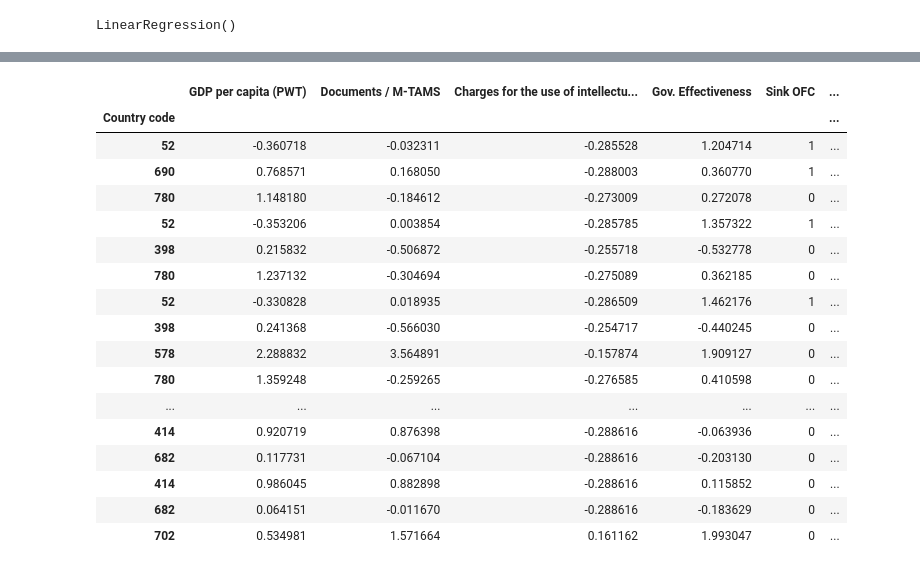
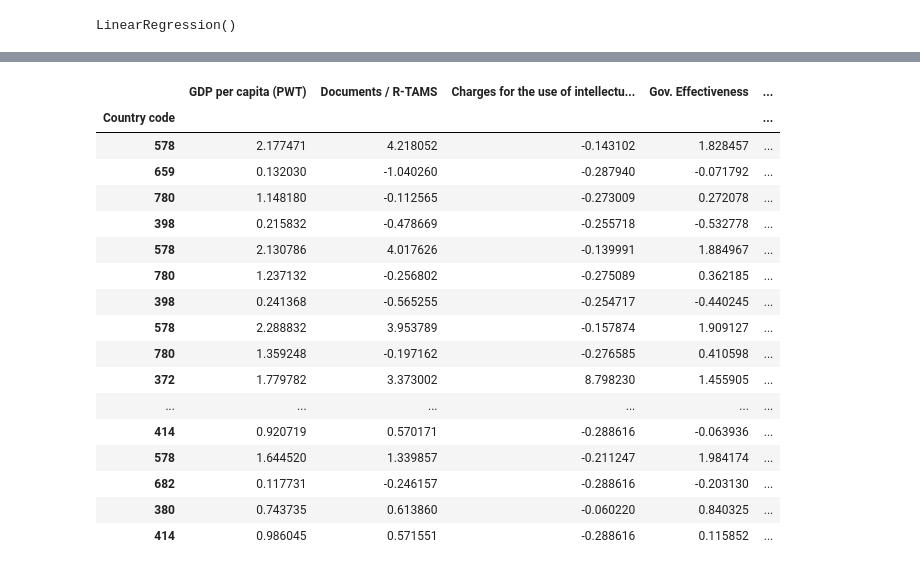
Before and after one commit to sadiogo/gdp_science, a Jupyter notebook: analyses/analyses_diogo.ipynb, the cells around one changed output, grey strips where cells are left out. Cells and saved outputs as stored; diff of their text form; code cells hidden in the pictures.

Commit message:
Corrected error in model

```diff
--- a/analyses/analyses_diogo.ipynb
+++ b/analyses/analyses_diogo.ipynb
@@ -118,0 +197,6 @@ display(df[df['Population 25+ / Max Population 25+'] >= 1.0].head(50))
+# %%
+df['REAL TAMS'] = df['Avg. Adult Schooling'] * df['Population 25+']
+df['Documents / R-TAMS'] = df['Documents'] / df['REAL TAMS']
+df['Citations / R-TAMS'] = df['Documents / R-TAMS'] * df['Citations per Document']
+
+df.isna().sum()
@@ -237,15 +354,19 @@ for i, column in enumerate(df_rearranged.columns.values):
 # %%
-col_range = list(range(20,28)) + [0, 2, 3, 5, 6, 43]
+col_range = list(range(19,28)) + [0, 2, 3, 5, 6, 9, 12, 45]
 
 # df_saturated = df[(df['Subject'] == 'All') & (df['Year'] <= 2017) & (df['Year'] >= 2000) & (df['Sink OFC'] != 'Yes')].iloc[:, col_range].dropna()
 
-df_saturated = df_rearranged.iloc[:, col_range].dropna()
-# df_saturated = df_rearranged[(df_rearranged['Sink OFC'] != 1)].iloc[:, col_range].dropna()
+## Uncomment just one of the below
+# df_saturated = df_rearranged.iloc[:, col_range].dropna()
+df_saturated = df_rearranged[(df_rearranged['Sink OFC'] != 1)].iloc[:, col_range].dropna()
+# df_saturated = df_rearranged_mean[(df_rearranged_mean['Sink OFC'] != 1)].iloc[:, col_range].dropna()
+# df_saturated = df_rearranged_mean.iloc[:, col_range].dropna()
+
 # df_saturated = df_saturated[(df_saturated.iloc[:, 1:] <= 2.5) & (df_saturated.iloc[:, 1:] >= -2.5)]
 df_saturated = df_saturated[(df_saturated['GDP per capita (PWT)'] <= 2.5) & (df_saturated['GDP per capita (PWT)'] >= -2.5)]
 
 # df_saturated = df_saturated.groupby(by=[df_saturated.index, 'Year']).mean()
 
 
-df_saturated.describe()
+df_saturated
 # %% [output]
@@ -268,7 +394,7 @@ from sklearn.preprocessing import StandardScaler
 
 hot_enc = OneHotEncoder(sparse=False)
 
-df_test = df_saturated[['GDP per capita (PWT)', 'Documents / M-TAMS', 'Charges for the use of intellectual property, payments (BoP, current US$)', 'Gov. Effectiveness', 'Sink OFC', 'Conduit OFC', 'GDP category']]
+df_test = df_saturated[['GDP per capita (PWT)', 'Documents / R-TAMS', 'Charges for the use of intellectual property, payments (BoP, current US$)', 'Gov. Effectiveness', 'Sink OFC', 'Conduit OFC', 'GDP category']]
 
 X = df_test.iloc[:, 1:-1]
 y = df_test.iloc[:, 0]
@@ -332,9 +458,9 @@ from sklearn.pipeline import Pipeline
 from sklearn.preprocessing import  OneHotEncoder
 
 
-df_1 = df_saturated[['GDP per capita (PWT)', 'Documents / M-TAMS', 'Charges for the use of intellectual property, payments (BoP, current US$)', 'Gov. Effectiveness', 'Sink OFC', 'Conduit OFC', 'GDP category']]
+df_1 = df_saturated[['GDP per capita (PWT)', 'Documents / R-TAMS', 'Charges for the use of intellectual property, payments (BoP, current US$)', 'Gov. Effectiveness', 'Avg. Adult Schooling', 'Population 25+ / Population', 'Sink OFC', 'Conduit OFC', 'GDP category']]
 
-X = df_1.iloc[:, 1:]
+X = df_1.iloc[:, 1:-1]
 y = df_1.iloc[:, 0]
 
 # scaler = StandardScaler()
@@ -406,29 +527,31 @@ teste_errors
 # %%
 all_y_pred = pipeline.predict(X)
 # y_transform = df_rearranged_mean + (y_pred * df_rearranged_std)
 # y_transform
 all_y_pred
 df_1['Residue'] = df_1['GDP per capita (PWT)'] - all_y_pred
+error_countries = df_1[(df_1['Residue'] > 0.25) | (df_1['Residue'] < -0.25)].index.unique()
 df_1[(df_1['Residue'] > 0.5) | (df_1['Residue'] < -0.5)]
+# df[(df.index.isin(error_countries)) & (df['Year'] <= 2017) & ((df['Population 25+ / Population'] >= 1.0) | (df['Population 25+ / Population'] <= 0.5)) ]
 # %% [output]
-|  | GDP per capita (PWT) | Documents / M-TAMS | Charges for the use of intellectu... | Gov. Effectiveness | Sink OFC | ... |
-| Country code |  |  |  |  |  | ... |
-| 52 | -0.360718 | -0.032311 | -0.285528 | 1.204714 | 1 | ... |
-| 690 | 0.768571 | 0.168050 | -0.288003 | 0.360770 | 1 | ... |
-| 780 | 1.148180 | -0.184612 | -0.273009 | 0.272078 | 0 | ... |
-| 52 | -0.353206 | 0.003854 | -0.285785 | 1.357322 | 1 | ... |
-| 398 | 0.215832 | -0.506872 | -0.255718 | -0.532778 | 0 | ... |
-| 780 | 1.237132 | -0.304694 | -0.275089 | 0.362185 | 0 | ... |
-| 52 | -0.330828 | 0.018935 | -0.286509 | 1.462176 | 1 | ... |
-| 398 | 0.241368 | -0.566030 | -0.254717 | -0.440245 | 0 | ... |
-| 578 | 2.288832 | 3.564891 | -0.157874 | 1.909127 | 0 | ... |
-| 780 | 1.359248 | -0.259265 | -0.276585 | 0.410598 | 0 | ... |
-| ... | ... | ... | ... | ... | ... | ... |
-| 414 | 0.920719 | 0.876398 | -0.288616 | -0.063936 | 0 | ... |
-| 682 | 0.117731 | -0.067104 | -0.288616 | -0.203130 | 0 | ... |
-| 414 | 0.986045 | 0.882898 | -0.288616 | 0.115852 | 0 | ... |
-| 682 | 0.064151 | -0.011670 | -0.288616 | -0.183629 | 0 | ... |
-| 702 | 0.534981 | 1.571664 | 0.161162 | 1.993047 | 0 | ... |
+|  | GDP per capita (PWT) | Documents / R-TAMS | Charges for the use of intellectu... | Gov. Effectiveness | ... |
+| Country code |  |  |  |  | ... |
+| 578 | 2.177471 | 4.218052 | -0.143102 | 1.828457 | ... |
+| 659 | 0.132030 | -1.040260 | -0.287940 | -0.071792 | ... |
+| 780 | 1.148180 | -0.112565 | -0.273009 | 0.272078 | ... |
+| 398 | 0.215832 | -0.478669 | -0.255718 | -0.532778 | ... |
+| 578 | 2.130786 | 4.017626 | -0.139991 | 1.884967 | ... |
+| 780 | 1.237132 | -0.256802 | -0.275089 | 0.362185 | ... |
+| 398 | 0.241368 | -0.565255 | -0.254717 | -0.440245 | ... |
+| 578 | 2.288832 | 3.953789 | -0.157874 | 1.909127 | ... |
+| 780 | 1.359248 | -0.197162 | -0.276585 | 0.410598 | ... |
+| 372 | 1.779782 | 3.373002 | 8.798230 | 1.455905 | ... |
+| ... | ... | ... | ... | ... | ... |
+| 414 | 0.920719 | 0.570171 | -0.288616 | -0.063936 | ... |
+| 578 | 1.644520 | 1.339857 | -0.211247 | 1.984174 | ... |
+| 682 | 0.117731 | -0.246157 | -0.288616 | -0.203130 | ... |
+| 380 | 0.743735 | 0.613860 | -0.060220 | 0.840325 | ... |
+| 414 | 0.986045 | 0.571551 | -0.288616 | 0.115852 | ... |
 # %%
 # Gráfico de resíduos (diferença entre a predição e o valor verdadeiro esperado)
 import matplotlib.pyplot as plt
```
Also changed, not shown: parts of 24 cells of this notebook, 2 other files.
